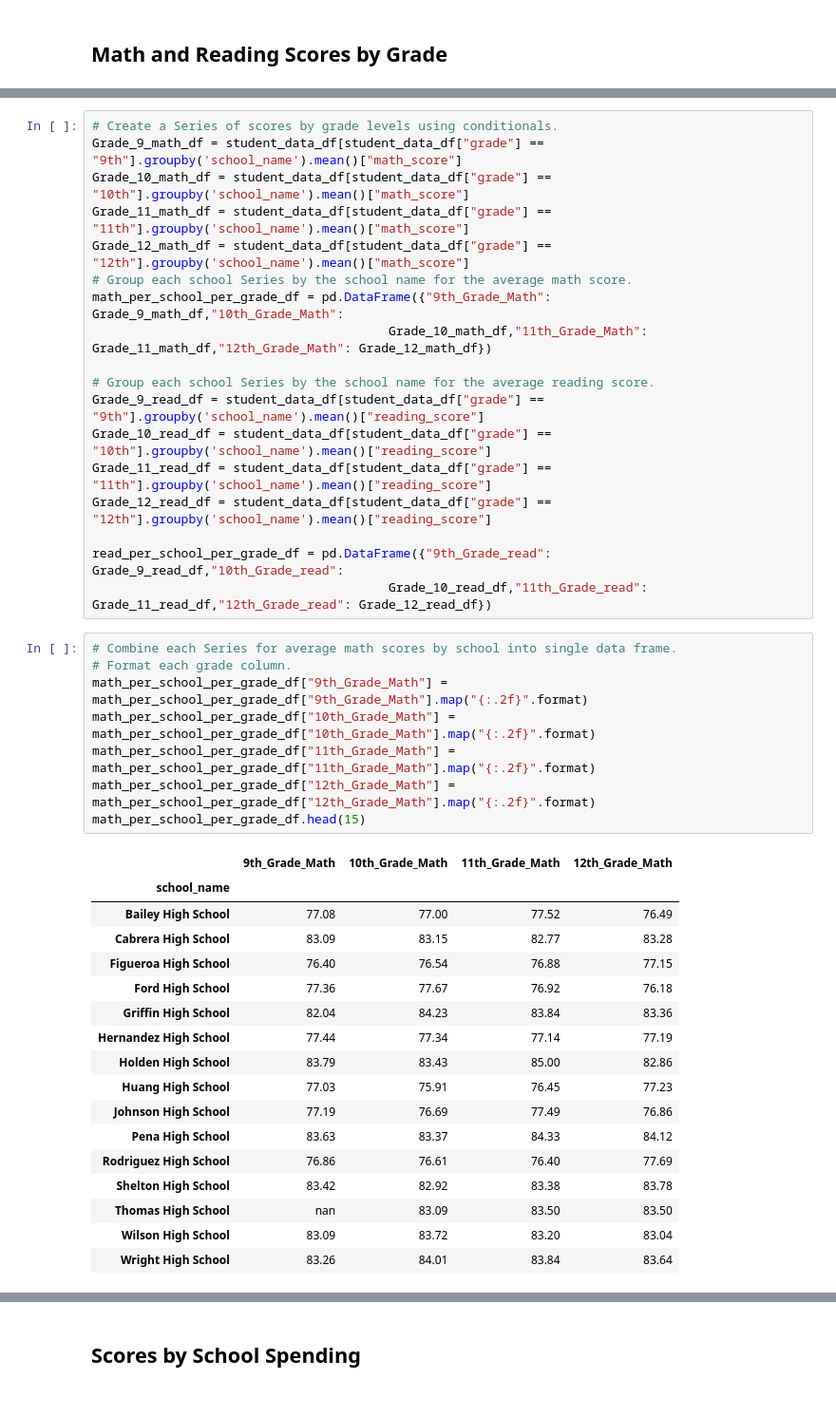
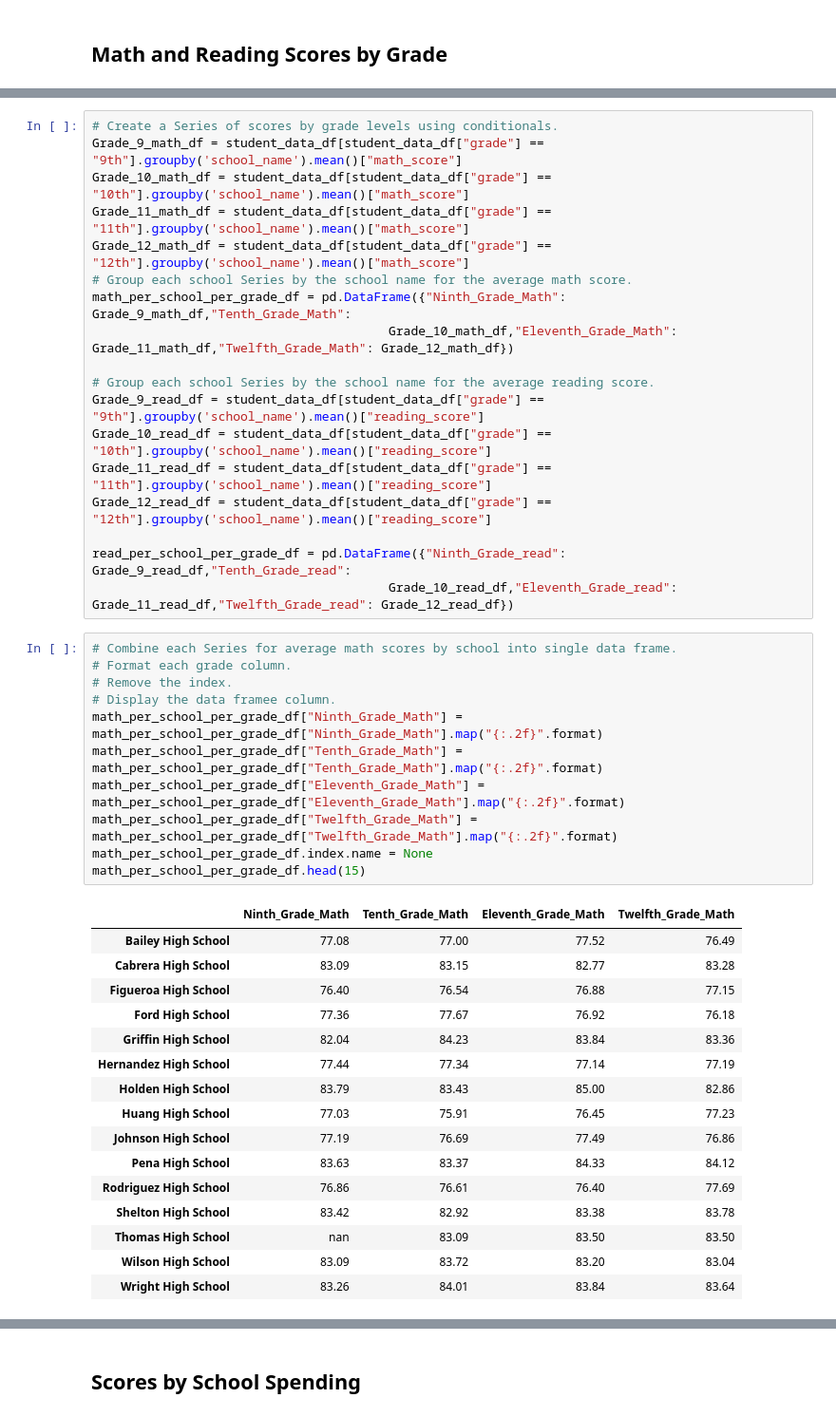
Before and after one commit to Andrew-E-Walters/School_District_Analysis, a Jupyter notebook: PyCitySchools_Challenge.ipynb, the cells around one changed output, grey strips where cells are left out. Shown at 95% size. Drawn from its saved outputs; the diff is of its cells as text.

```diff
--- a/SCHOOL CHALLENGE WORKING FILE.ipynb
+++ b/PyCitySchools_Challenge.ipynb
@@ -605,8 +573,8 @@ Grade_10_math_df = student_data_df[student_data_df["grade"] == "10th"].groupby('
 Grade_11_math_df = student_data_df[student_data_df["grade"] == "11th"].groupby('school_name').mean()["math_score"]
 Grade_12_math_df = student_data_df[student_data_df["grade"] == "12th"].groupby('school_name').mean()["math_score"]
 # Group each school Series by the school name for the average math score.
-math_per_school_per_grade_df = pd.DataFrame({"9th_Grade_Math": Grade_9_math_df,"10th_Grade_Math":
-                                        Grade_10_math_df,"11th_Grade_Math": Grade_11_math_df,"12th_Grade_Math": Grade_12_math_df})
+math_per_school_per_grade_df = pd.DataFrame({"Ninth_Grade_Math": Grade_9_math_df,"Tenth_Grade_Math":
+                                        Grade_10_math_df,"Eleventh_Grade_Math": Grade_11_math_df,"Twelfth_Grade_Math": Grade_12_math_df})
 
 # Group each school Series by the school name for the average reading score.
 Grade_9_read_df = student_data_df[student_data_df["grade"] == "9th"].groupby('school_name').mean()["reading_score"]
@@ -614,19 +582,21 @@ Grade_10_read_df = student_data_df[student_data_df["grade"] == "10th"].groupby('
 Grade_11_read_df = student_data_df[student_data_df["grade"] == "11th"].groupby('school_name').mean()["reading_score"]
 Grade_12_read_df = student_data_df[student_data_df["grade"] == "12th"].groupby('school_name').mean()["reading_score"]
 
-read_per_school_per_grade_df = pd.DataFrame({"9th_Grade_read": Grade_9_read_df,"10th_Grade_read":
-                                        Grade_10_read_df,"11th_Grade_read": Grade_11_read_df,"12th_Grade_read": Grade_12_read_df})
+read_per_school_per_grade_df = pd.DataFrame({"Ninth_Grade_read": Grade_9_read_df,"Tenth_Grade_read":
+                                        Grade_10_read_df,"Eleventh_Grade_read": Grade_11_read_df,"Twelfth_Grade_read": Grade_12_read_df})
 # %%
 # Combine each Series for average math scores by school into single data frame.
 # Format each grade column.
-math_per_school_per_grade_df["9th_Grade_Math"] = math_per_school_per_grade_df["9th_Grade_Math"].map("{:.2f}".format)
-math_per_school_per_grade_df["10th_Grade_Math"] = math_per_school_per_grade_df["10th_Grade_Math"].map("{:.2f}".format)
-math_per_school_per_grade_df["11th_Grade_Math"] = math_per_school_per_grade_df["11th_Grade_Math"].map("{:.2f}".format)
-math_per_school_per_grade_df["12th_Grade_Math"] = math_per_school_per_grade_df["12th_Grade_Math"].map("{:.2f}".format)
+# Remove the index.
+# Display the data framee column.
+math_per_school_per_grade_df["Ninth_Grade_Math"] = math_per_school_per_grade_df["Ninth_Grade_Math"].map("{:.2f}".format)
+math_per_school_per_grade_df["Tenth_Grade_Math"] = math_per_school_per_grade_df["Tenth_Grade_Math"].map("{:.2f}".format)
+math_per_school_per_grade_df["Eleventh_Grade_Math"] = math_per_school_per_grade_df["Eleventh_Grade_Math"].map("{:.2f}".format)
+math_per_school_per_grade_df["Twelfth_Grade_Math"] = math_per_school_per_grade_df["Twelfth_Grade_Math"].map("{:.2f}".format)
+math_per_school_per_grade_df.index.name = None
 math_per_school_per_grade_df.head(15)
 # %% [output]
-|  | 9th_Grade_Math | 10th_Grade_Math | 11th_Grade_Math | 12th_Grade_Math |
-| school_name |  |  |  |  |
+|  | Ninth_Grade_Math | Tenth_Grade_Math | Eleventh_Grade_Math | Twelfth_Grade_Math |
 | Bailey High School | 77.08 | 77.00 | 77.52 | 76.49 |
 | Cabrera High School | 83.09 | 83.15 | 82.77 | 83.28 |
 | Figueroa High School | 76.40 | 76.54 | 76.88 | 77.15 |
```
Also changed, not shown: parts of 34 cells of this notebook, 21 other files.
